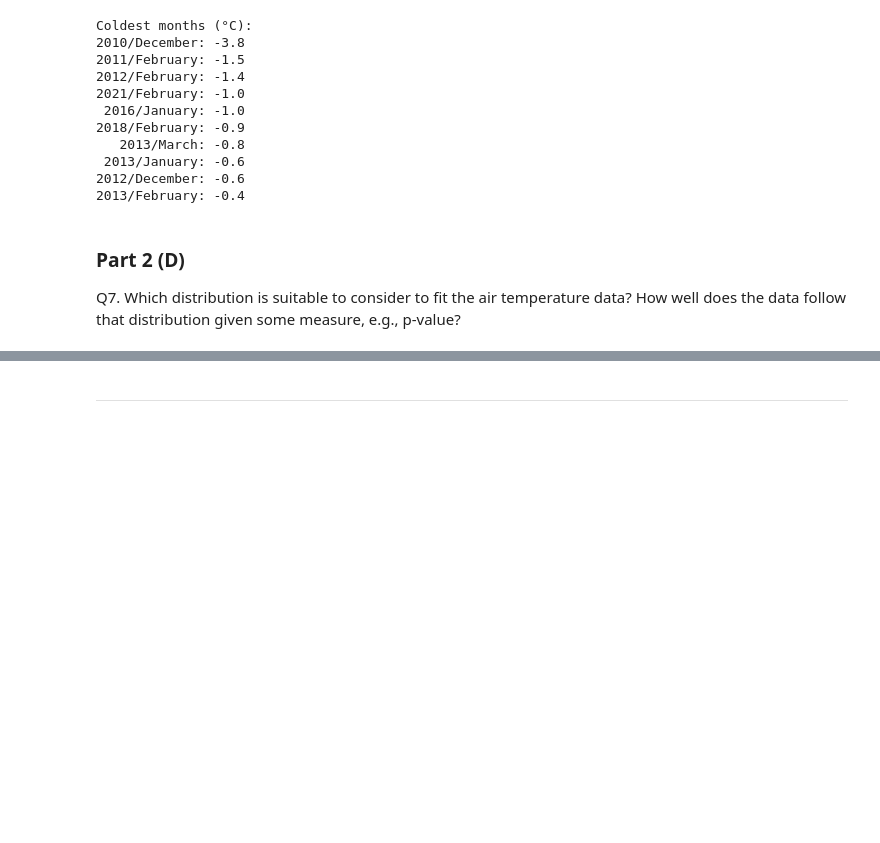
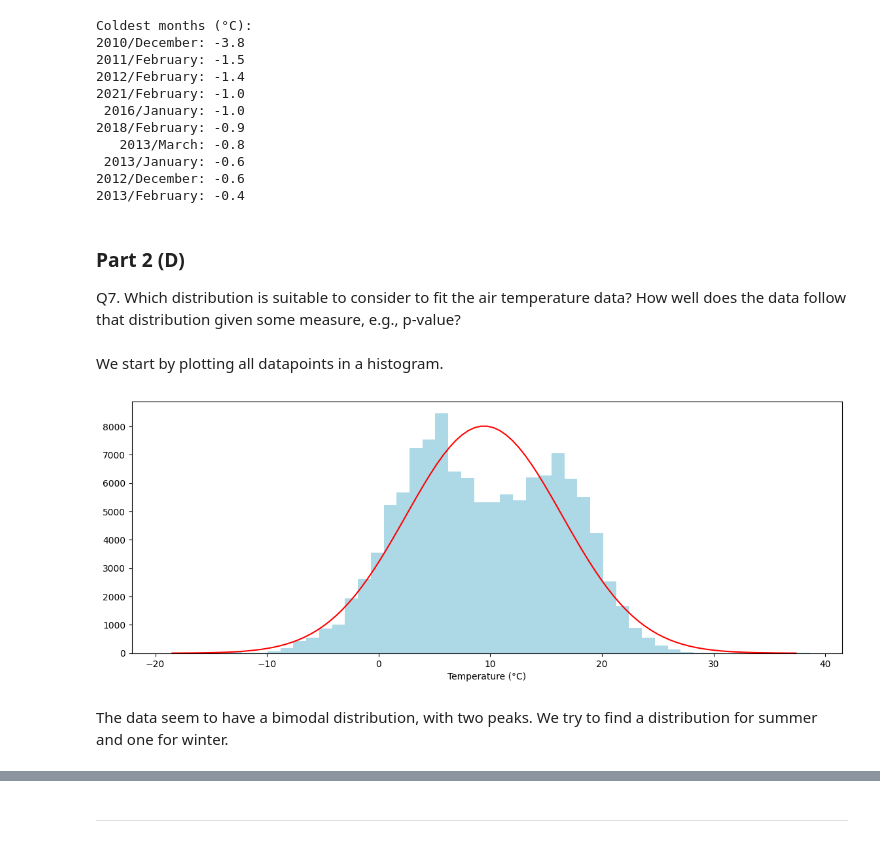
Before and after one commit to Globose/dv1597, a Jupyter notebook: a1/book.ipynb, the cells around one changed output, grey strips where cells are left out. Drawn from its saved outputs; the diff is of its cells as text; code cells hidden in the pictures; blank space fills up the shorter version.

```diff
--- a/a1/book.ipynb
+++ b/a1/book.ipynb
@@ -210,3 +210,28 @@ Coldest months (°C):
 ### Part 2 (D)
 
 Q7. Which distribution is suitable to consider to fit the air temperature data? How well does the data follow that distribution given some measure, e.g., p-value?
+# %% [markdown]
+We start by plotting all datapoints in a histogram.
+# %%
+# Plot
+fig = mpl.figure(figsize=(14,5))
+ax = fig.add_subplot()
+num_bins = 50
+
+# Plot histograms
+ax.hist(df['Lufttemperatur'], bins=num_bins, linewidth=3, color='lightblue')
+ax.set_xlabel('Temperature (°C)')
+
+# Calculate mean and standard deviation
+mean = df['Lufttemperatur'].mean()
+std = df['Lufttemperatur'].std()
+
+# Draw normal distribution
+x = np.linspace(mean - 4*std, mean + 4*std, 100)
+bin_width = (df['Lufttemperatur'].max() - df['Lufttemperatur'].min()) / num_bins
+mpl.plot(x, stats.norm.pdf(x, mean, std)*len(df)*bin_width, color='red')
+mpl.show()
+# %% [output]
+[figure, added]
+# %% [markdown]
+The data seem to have a bimodal distribution, with two peaks. We try to find a distribution for summer and one for winter.
```
Also changed, not shown: parts of 4 cells of this notebook.
